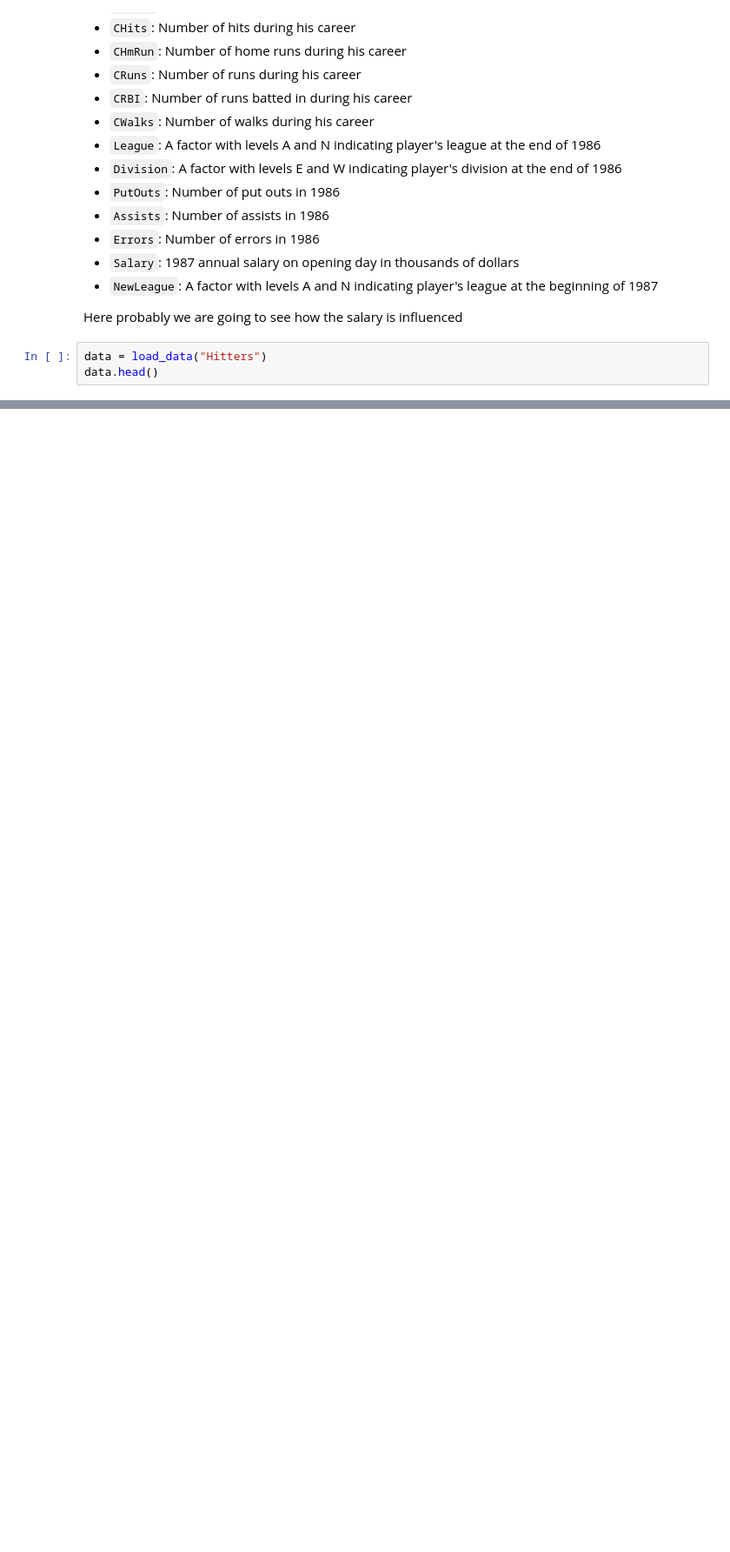
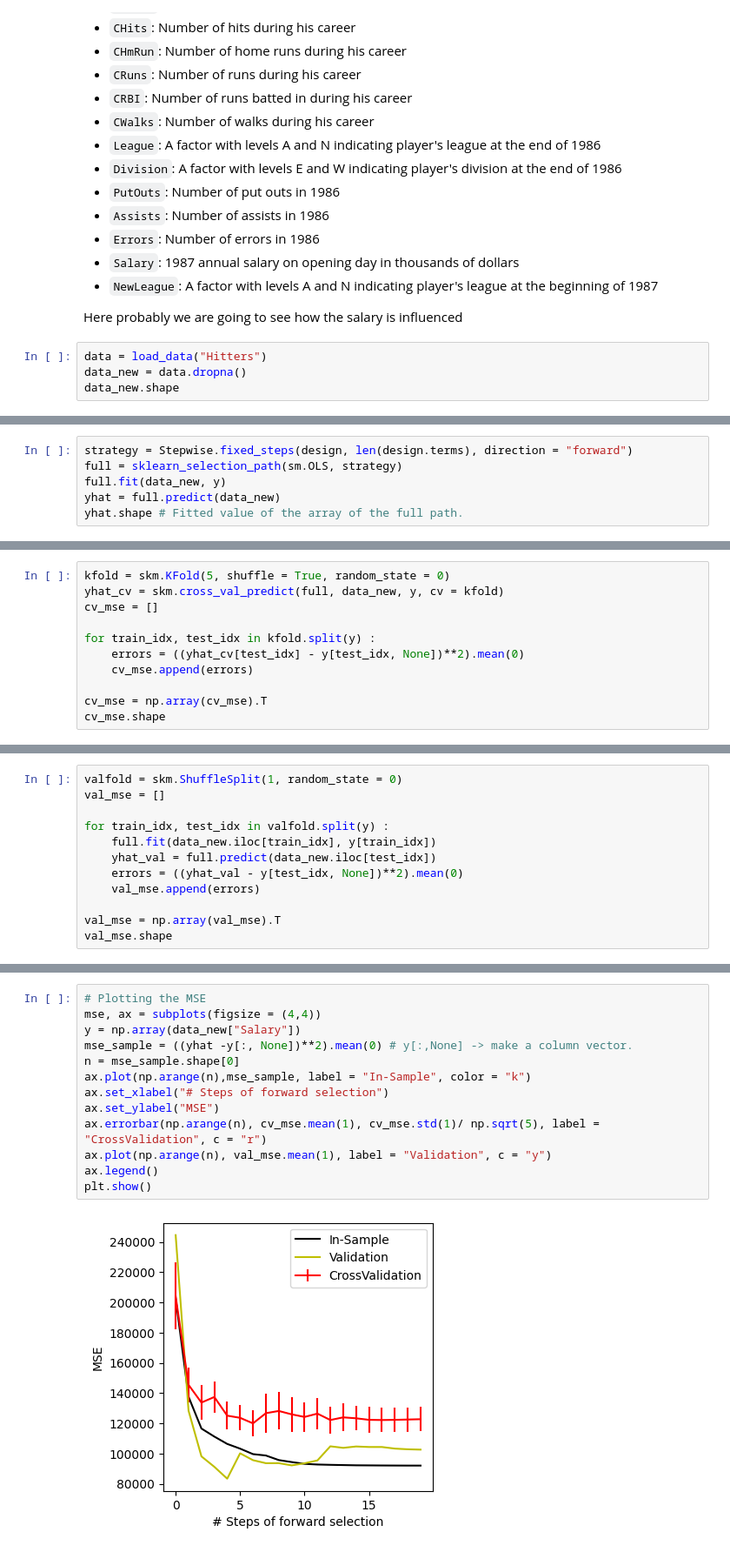
Before and after one commit to kkkamur07/ISL-Learning, a Jupyter notebook: Regularization/regularization-lab.ipynb, the cells around one changed output, grey strips where cells are left out. Shown: that part at 87% size. Drawn from its saved outputs; the diff is of its cells as text; blank space fills up the shorter version.

```diff
--- a/Regularization/regularization-lab.ipynb
+++ b/Regularization/regularization-lab.ipynb
@@ -58,5 +51,6 @@ _Dataset Description_
 Here probably we are going to see how the salary is influenced
 # %%
 data = load_data("Hitters")
-data.head()
+data_new = data.dropna()
+data_new.shape
 # %% [output]
@@ -114,0 +111,6 @@ data_mse.selected_state_
+# %%
+strategy = Stepwise.fixed_steps(design, len(design.terms), direction = "forward")
+full = sklearn_selection_path(sm.OLS, strategy)
+full.fit(data_new, y)
+yhat = full.predict(data_new)
+yhat.shape # Fitted value of the array of the full path.
@@ -114,0 +119,11 @@ data_mse.selected_state_
+# %%
+kfold = skm.KFold(5, shuffle = True, random_state = 0)
+yhat_cv = skm.cross_val_predict(full, data_new, y, cv = kfold)
+cv_mse = []
+
+for train_idx, test_idx in kfold.split(y) :
+    errors = ((yhat_cv[test_idx] - y[test_idx, None])**2).mean(0)
+    cv_mse.append(errors)
+
+cv_mse = np.array(cv_mse).T
+cv_mse.shape
@@ -114,0 +132,12 @@ data_mse.selected_state_
+# %%
+valfold = skm.ShuffleSplit(1, random_state = 0)
+val_mse = []
+
+for train_idx, test_idx in valfold.split(y) :
+    full.fit(data_new.iloc[train_idx], y[train_idx])
+    yhat_val = full.predict(data_new.iloc[test_idx])
+    errors = ((yhat_val - y[test_idx, None])**2).mean(0)
+    val_mse.append(errors)
+
+val_mse = np.array(val_mse).T
+val_mse.shape
@@ -114,0 +146,15 @@ data_mse.selected_state_
+# %%
+# Plotting the MSE
+mse, ax = subplots(figsize = (4,4))
+y = np.array(data_new["Salary"])
+mse_sample = ((yhat -y[:, None])**2).mean(0) # y[:,None] -> make a column vector.
+n = mse_sample.shape[0]
+ax.plot(np.arange(n),mse_sample, label = "In-Sample", color = "k")
+ax.set_xlabel("# Steps of forward selection")
+ax.set_ylabel("MSE")
+ax.errorbar(np.arange(n), cv_mse.mean(1), cv_mse.std(1)/ np.sqrt(5), label = "CrossValidation", c = "r")
+ax.plot(np.arange(n), val_mse.mean(1), label = "Validation", c = "y")
+ax.legend()
+plt.show()
+# %% [output]
+[figure, added]
```
Also changed, not shown: parts of 14 cells of this notebook.
